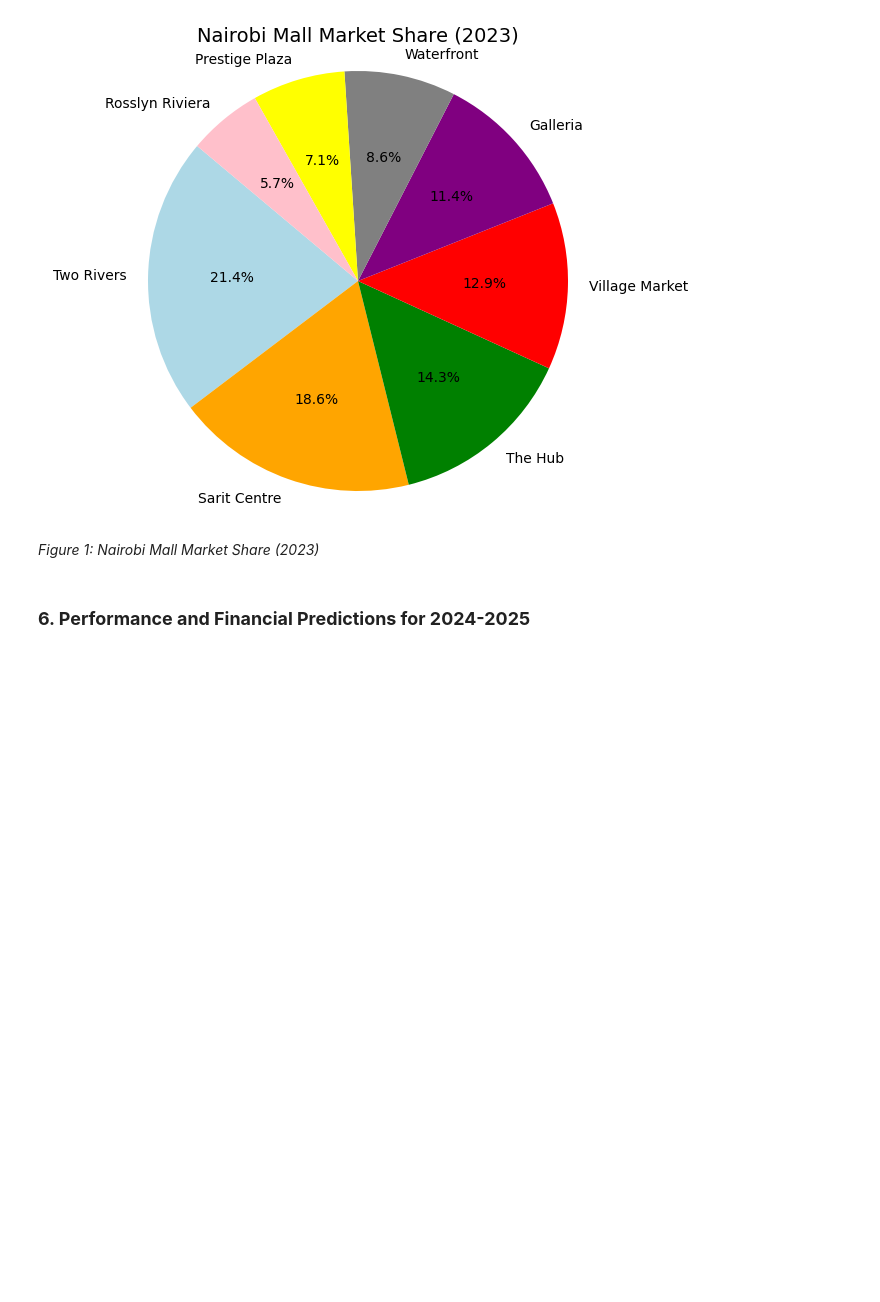
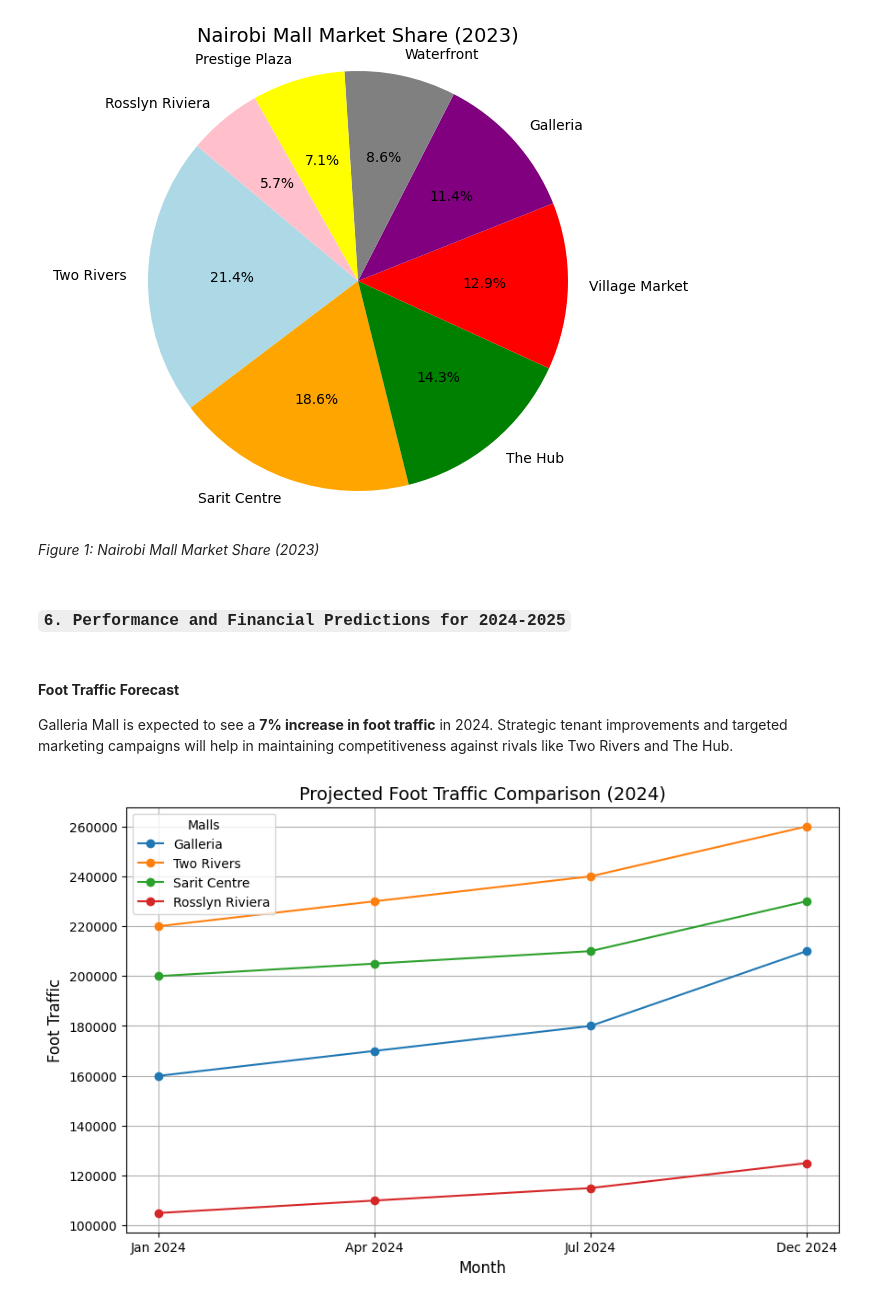
Before and after one commit to GeGe-K/galleria-predictions, a Jupyter notebook: notebook/galleria.ipynb, the cells around one changed output. Saved outputs shown, nothing was run; the diff lists cells and outputs as text; code cells hidden in the pictures; blank space fills up the shorter version.

Commit message:
Performance and Financial Predictions for 2024-2025 - foot traffic forecast

```diff
--- a/notebook/galleria.ipynb
+++ b/notebook/galleria.ipynb
@@ -88,4 +88,32 @@ plt.show()
 # %% [markdown]
 <i>Figure 1: Nairobi Mall Market Share (2023)<i>
 # %% [markdown]
-### **6. Performance and Financial Predictions for 2024-2025**
+### `6. Performance and Financial Predictions for 2024-2025`
+# %% [markdown]
+#### **Foot Traffic Forecast**
+Galleria Mall is expected to see a **7% increase in foot traffic** in 2024. Strategic tenant improvements and targeted marketing campaigns will help in maintaining competitiveness against rivals like Two Rivers and The Hub.
+# %%
+# Data: Projected foot traffic
+data = {
+    'Month': ['Jan 2024', 'Apr 2024', 'Jul 2024', 'Dec 2024'],
+    'Galleria': [160000, 170000, 180000, 210000],
+    'Two Rivers': [220000, 230000, 240000, 260000],
+    'Sarit Centre': [200000, 205000, 210000, 230000],
+    'Rosslyn Riviera': [105000, 110000, 115000, 125000]
+}
+
+# Create DataFrame and plot
+df = pd.DataFrame(data)
+
+plt.figure(figsize=(10, 6))
+for mall in ['Galleria', 'Two Rivers', 'Sarit Centre', 'Rosslyn Riviera']:
+    plt.plot(df['Month'], df[mall], marker='o', label=mall)
+
+plt.title('Projected Foot Traffic Comparison (2024)', fontsize=14)
+plt.xlabel('Month', fontsize=12)
+plt.ylabel('Foot Traffic', fontsize=12)
+plt.legend(title='Malls', fontsize=10)
+plt.grid(True)
+plt.show()
+# %% [output]
+[figure, added]
```
Also changed, not shown: parts of 3 cells of this notebook.
